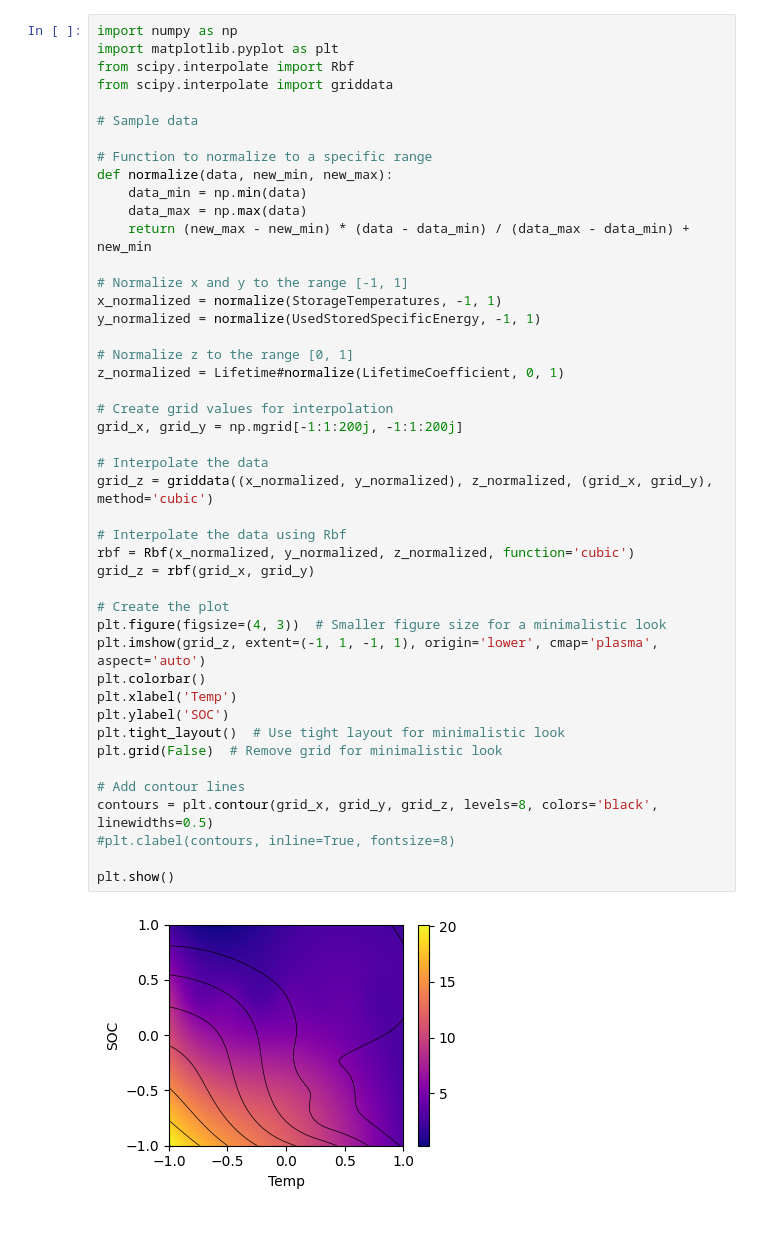
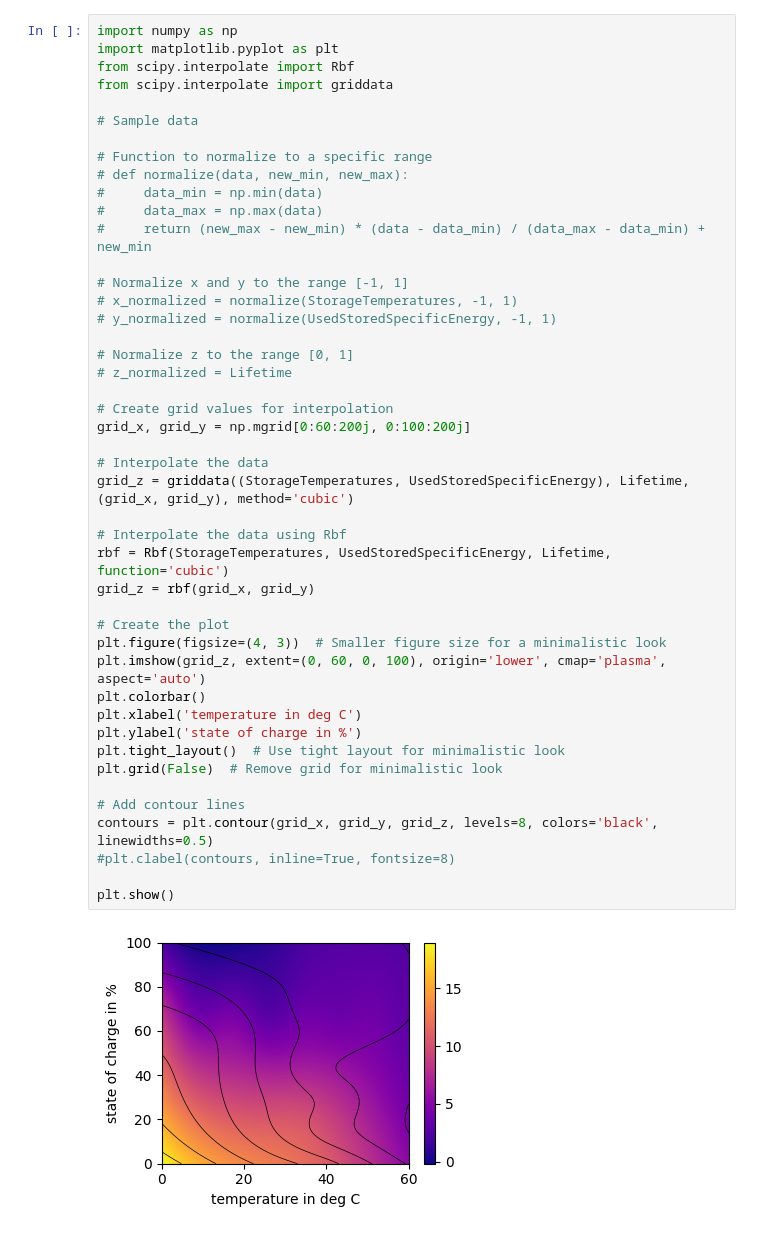
Before and after one commit to ma921/Battery-Experimental-Design, a Jupyter notebook: PriorKnowledge.ipynb, the cells around one changed output. Drawn from its saved outputs; the diff is of its cells as text.

Commit message:
Scales are readable now and cost function

```diff
--- a/PriorKnowledge.ipynb
+++ b/PriorKnowledge.ipynb
@@ -17,44 +15,44 @@ import matplotlib.pyplot as plt
 from scipy.interpolate import Rbf
 from scipy.interpolate import griddata
 
 # Sample data
 
 # Function to normalize to a specific range
-def normalize(data, new_min, new_max):
-    data_min = np.min(data)
-    data_max = np.max(data)
-    return (new_max - new_min) * (data - data_min) / (data_max - data_min) + new_min
+# def normalize(data, new_min, new_max):
+#     data_min = np.min(data)
+#     data_max = np.max(data)
+#     return (new_max - new_min) * (data - data_min) / (data_max - data_min) + new_min
 
 # Normalize x and y to the range [-1, 1]
-x_normalized = normalize(StorageTemperatures, -1, 1)
-y_normalized = normalize(UsedStoredSpecificEnergy, -1, 1)
+# x_normalized = normalize(StorageTemperatures, -1, 1)
+# y_normalized = normalize(UsedStoredSpecificEnergy, -1, 1)
 
 # Normalize z to the range [0, 1]
-z_normalized = Lifetime#normalize(LifetimeCoefficient, 0, 1)
+# z_normalized = Lifetime
 
 # Create grid values for interpolation
-grid_x, grid_y = np.mgrid[-1:1:200j, -1:1:200j]
+grid_x, grid_y = np.mgrid[0:60:200j, 0:100:200j]
 
 # Interpolate the data
-grid_z = griddata((x_normalized, y_normalized), z_normalized, (grid_x, grid_y), method='cubic')
+grid_z = griddata((StorageTemperatures, UsedStoredSpecificEnergy), Lifetime, (grid_x, grid_y), method='cubic')
 
 # Interpolate the data using Rbf
-rbf = Rbf(x_normalized, y_normalized, z_normalized, function='cubic')
+rbf = Rbf(StorageTemperatures, UsedStoredSpecificEnergy, Lifetime, function='cubic')
 grid_z = rbf(grid_x, grid_y)
 
 # Create the plot
 plt.figure(figsize=(4, 3))  # Smaller figure size for a minimalistic look
-plt.imshow(grid_z, extent=(-1, 1, -1, 1), origin='lower', cmap='plasma', aspect='auto')
+plt.imshow(grid_z, extent=(0, 60, 0, 100), origin='lower', cmap='plasma', aspect='auto')
 plt.colorbar()
-plt.xlabel('Temp')
-plt.ylabel('SOC')
+plt.xlabel('temperature in deg C')
+plt.ylabel('state of charge in %')
 plt.tight_layout()  # Use tight layout for minimalistic look
 plt.grid(False)  # Remove grid for minimalistic look
 
 # Add contour lines
 contours = plt.contour(grid_x, grid_y, grid_z, levels=8, colors='black', linewidths=0.5)
 #plt.clabel(contours, inline=True, fontsize=8)
 
 plt.show()
 # %% [output]
-[figure, old version]
+[figure, new version]
```
Also changed, not shown: parts of 6 cells of this notebook.
